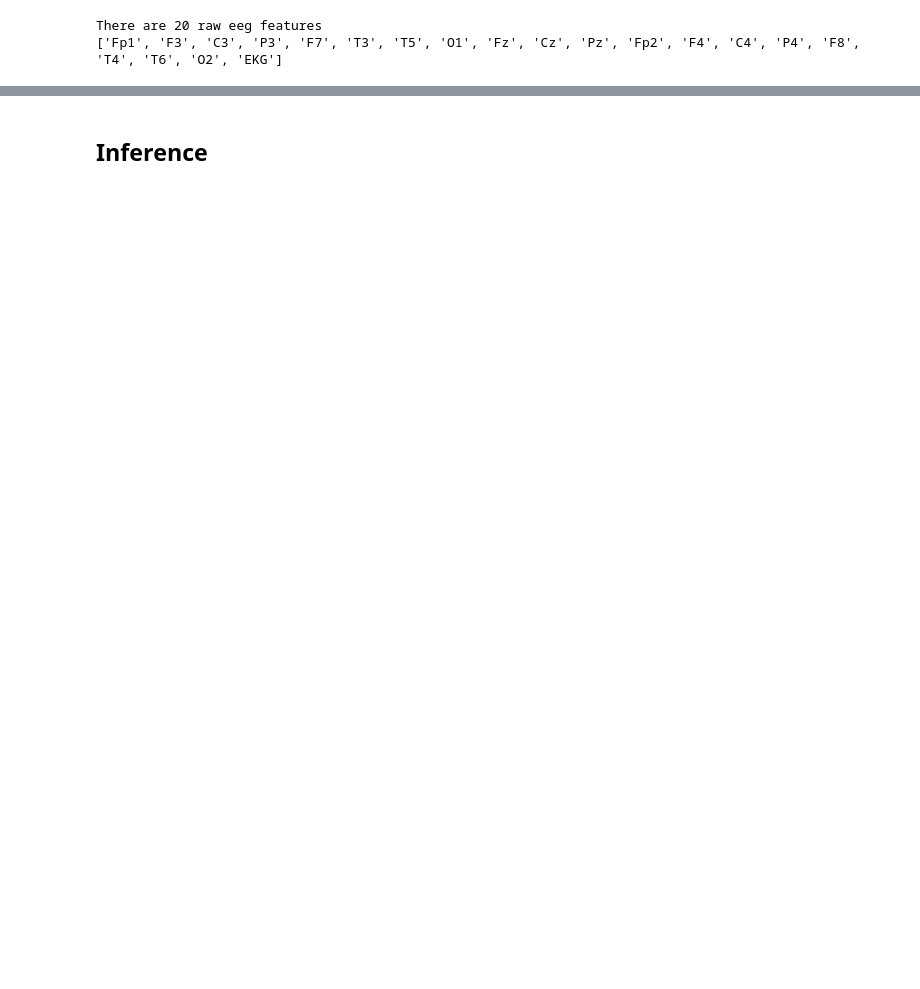
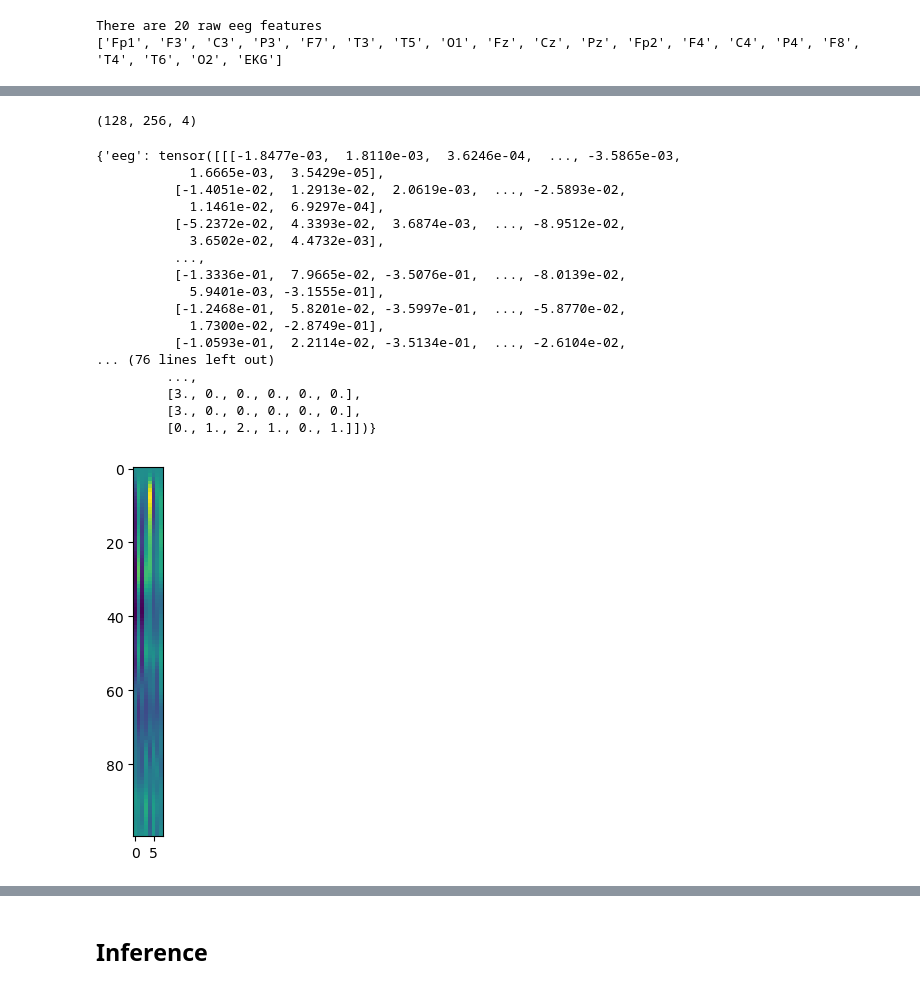
Before and after one commit to mberghouse/Kaggle-Competitions, a Jupyter notebook: HMS-harmful-brain-activity/there-model-ensemble-lb-0-3.ipynb, the cells around one changed output, grey strips where cells are left out. Drawn from its saved outputs; the diff is of its cells as text; code cells hidden in the pictures; blank space fills up the shorter version.

```diff
--- a/HMS-harmful-brain-activity/there-model-ensemble-lb-0-3.ipynb
+++ b/HMS-harmful-brain-activity/there-model-ensemble-lb-0-3.ipynb
@@ -687,0 +739,47 @@ There are 20 raw eeg features
+# %%
+data = np.load(eeg_path+'568657.npy')
+data.shape
+# %% [output]
+(128, 256, 4)
+# %%
+model_block=model_weights[0]
+test_dataset = EEGDataset(
+        df=test_df,
+        batch_size=CFG.batch_size,
+        mode="train",
+        eegs=all_eegs,
+        bandpass_filter=model_block['bandpass_filter']
+    )
+
+
+test_loader = DataLoader(
+        test_dataset,
+        batch_size=CFG.batch_size,
+        shuffle=True,
+        num_workers=0,
+        drop_last=False,
+    )
+
+x = next(iter(test_loader))
+# %%
+plt.imshow(x['eeg'][0,0:100,:])
+x
+# %% [output]
+{'eeg': tensor([[[-1.8477e-03,  1.8110e-03,  3.6246e-04,  ..., -3.5865e-03,
+            1.6665e-03,  3.5429e-05],
+          [-1.4051e-02,  1.2913e-02,  2.0619e-03,  ..., -2.5893e-02,
+            1.1461e-02,  6.9297e-04],
+          [-5.2372e-02,  4.3393e-02,  3.6874e-03,  ..., -8.9512e-02,
+            3.6502e-02,  4.4732e-03],
+          ...,
+          [-1.3336e-01,  7.9665e-02, -3.5076e-01,  ..., -8.0139e-02,
+            5.9401e-03, -3.1555e-01],
+          [-1.2468e-01,  5.8201e-02, -3.5997e-01,  ..., -5.8770e-02,
+            1.7300e-02, -2.8749e-01],
+          [-1.0593e-01,  2.2114e-02, -3.5134e-01,  ..., -2.6104e-02,
+... (76 lines left out)
+         ...,
+         [3., 0., 0., 0., 0., 0.],
+         [3., 0., 0., 0., 0., 0.],
+         [0., 1., 2., 1., 0., 1.]])}
+[figure, added]
```
Also changed, not shown: parts of 19 cells of this notebook, 25 other files.
